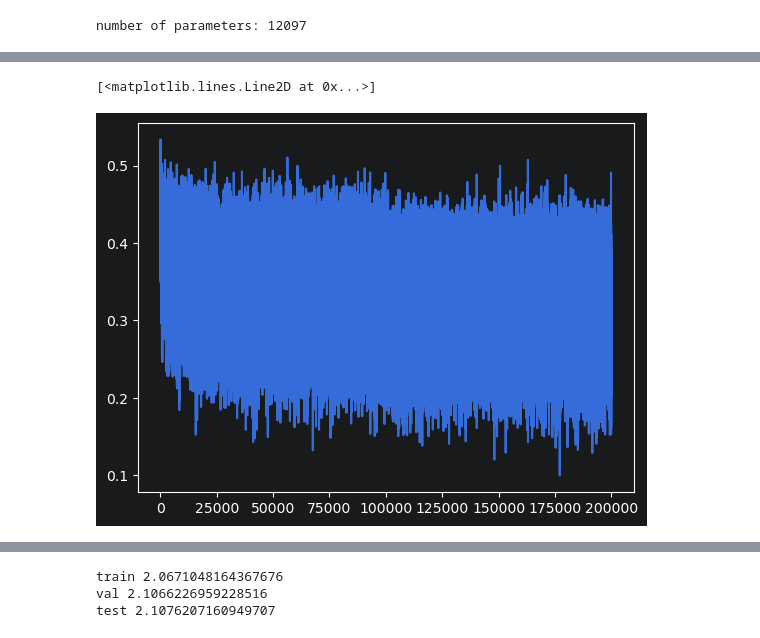
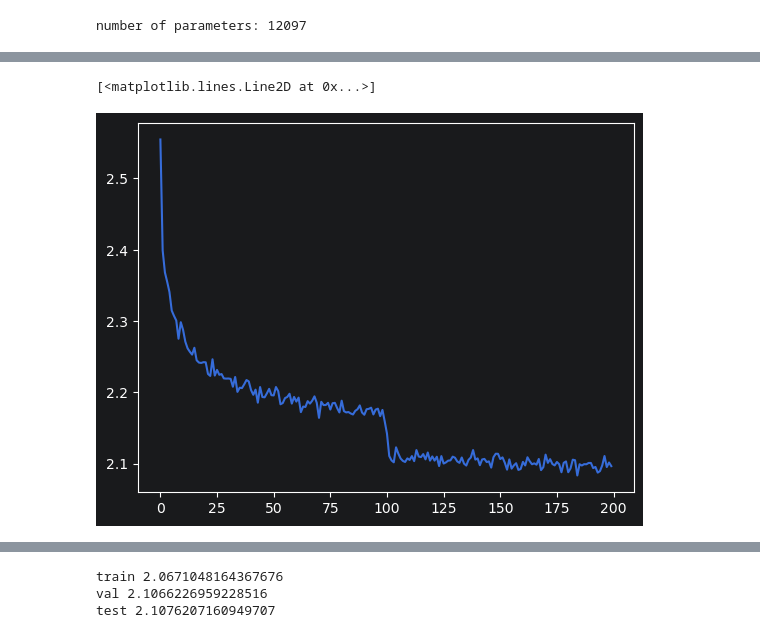
Before and after one commit to JeffJin/py-ai, a Jupyter notebook: zero-to-hero/makemore/mlp_part3.ipynb, the cells around one changed output, grey strips where cells are left out. Drawn from its saved outputs; the diff is of its cells as text; code cells hidden in the pictures.

```diff
--- a/zero-to-hero/makemore/mlp_part3.ipynb
+++ b/zero-to-hero/makemore/mlp_part3.ipynb
@@ -93,7 +90,7 @@ stepi = []
 # same optimization as last time
 MAX_STEPS = 200000
 BATCH_SIZE = 32
-
+loss_i = []
 # training loop
 for i in range(MAX_STEPS):
   # minibatch of 32
@@ -140,8 +137,7 @@ for i in range(MAX_STEPS):
   # track stats
   if i % 10000 == 0: # print every once in a while
     print(f'{i:7d}/{MAX_STEPS:7d}: {loss.item():.4f}')
-  stepi.append(i)
-  lossi.append(loss.log10().item())
+  loss_i.append(loss.item())
 
 # softmax activation
 # counts = logits.exp()
@@ -191,10 +187,11 @@ Final Loss =  2.1533992290496826
           2.2602, 1.6620, 2.2211, 2.1914, 1.7320, 2.1069, 2.3369, 1.9867, 2.6475,
           2.3312, 1.7709]]))
 # %%
-plt.plot(lossi)
+# plt.plot(loss_i)
+plt.plot(torch.tensor(loss_i).view(-1, 1000).mean(1))
 # %% [output]
 [<matplotlib.lines.Line2D at 0x...>]
-[figure, old version]
+[figure, new version]
 # %%
 x = torch.randn(1000, 10)
 w = torch.randn(10, 200) / 10**0.5
```
Also changed, not shown: parts of 10 cells of this notebook, 6 other files.
